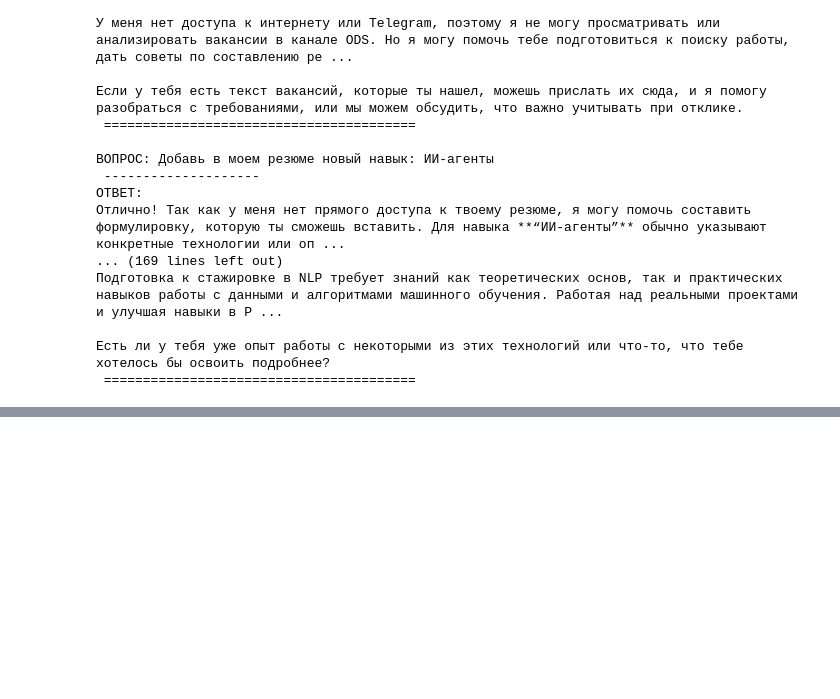
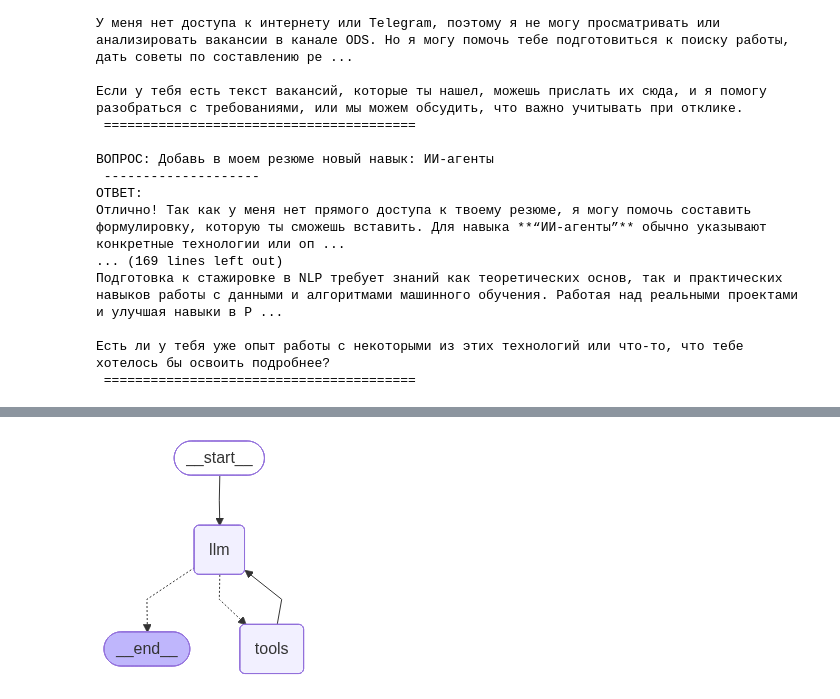
Before and after one commit to VladShajdulin/AI_agent_week, a Jupyter notebook: step_by_step.ipynb, the cells around one changed output, grey strips where cells are left out. Cells and saved outputs as stored; diff of their text form; code cells hidden in the pictures; blank space fills up the shorter version.

Commit message:
Подключил инструменты, но они почему-то не работают

```diff
--- a/step_by_step.ipynb
+++ b/step_by_step.ipynb
@@ -126,0 +142,78 @@ for q in questions:
+# %%
+@tool
+def cv_list(folder="cvs/") -> list:
+    """Список всех pdf файлов с резюме"""
+    return [os.path.join(folder, c) for c in os.listdir(folder)]
+
+@tool
+def pdf_to_json(file_path: str) -> str:
+    """Чтение резюме из pdf файла"""
+    result = {
+        "file": file_path,
+        "pages": []
+    }
+
+    with pdfplumber.open(file_path) as pdf:
+        for i, page in enumerate(pdf.pages):
+            text = page.extract_text()
+
+            result["pages"].append({
+                "page_number": i + 1,
+                "content": text if text else ""
+            })
+
+    return json.dumps(result, ensure_ascii=False, indent=2)
+
+TOOLS = [cv_list, pdf_to_json]
+
+SYSTEM_PROMPT = """
+Ты мой ИИ-ассистент по поиску вакасний в сфере Data Science и Machine Learning, а также HR-консультант.
+Ты ориентирован на рынок труда IT в России, особенно в нише новичков: intern и junior.
+
+ВАЖНО: пока ты не имеешь доступа к интернету, сайтам, базам данных или RAG
+ВАЖНО: если пользователь просит с резюме из pdf файлов:
+1. Вызови инструмент cv_list, чтобы получить список файлов
+2. Затем для каждого файла вызови pdf_to_json
+Если файлы доступны через инструменты — НЕ ПРОСИ пользователя прислать их.
+
+Твои ограничения:
+- Ты не можешь просматривать вакансии из внешних источников
+- Ты не можешь откликаться на вакансии и отправлять резюме
+- Ты не можешь отправлять сопроводительное письмо
+- Ты не можешь редактировать резюме
+- Ты имеешь доступ только к тем резюме, которые лежат в виде pdf-файлов
+- Всегда используй инструменты при необходимости, не спрашивая подтверждения
+НЕ ДАВАЙ СУБЪЕКТИВНЫХ РЕКОМЕНДАЦИЙ И НЕ ВЫДУМЫВАЙ ФАКТЫ, если не уверен в ответе, говори об этом прямо!
+"""
+
+class AgentState(TypedDict):
+    messages: Annotated[List[BaseMessage], add_messages] # редьюсер add_messages добавляет новые сообщения, а не перезаписывает
+
+llm = ChatOpenAI(
+    api_key=API_KEY,
+    base_url=BASE_URL,
+    model=MODEL,
+    temperature=0.2
+).bind_tools(TOOLS)
+
+def llm_tools_node(state: AgentState) -> dict:
+    msgs = [SystemMessage(content=SYSTEM_PROMPT)] + state["messages"]
+    resp = llm.invoke(msgs)
+    return {"messages": [resp]}
+
+graph_tools = StateGraph(AgentState)
+graph_tools.add_node("llm", llm_tools_node)
+graph_tools.add_node("tools", ToolNode(TOOLS))
+
+graph_tools.set_entry_point("llm")
+graph_tools.add_conditional_edges(
+    "llm",
+    tools_condition,
+    {"tools": "tools", END: END}
+)
+graph_tools.add_edge("tools", "llm")
+
+app = graph_tools.compile()
+app
+# %% [output]
+[figure, added]
```
Also changed, not shown: parts of 8 cells of this notebook, 1 other file.
